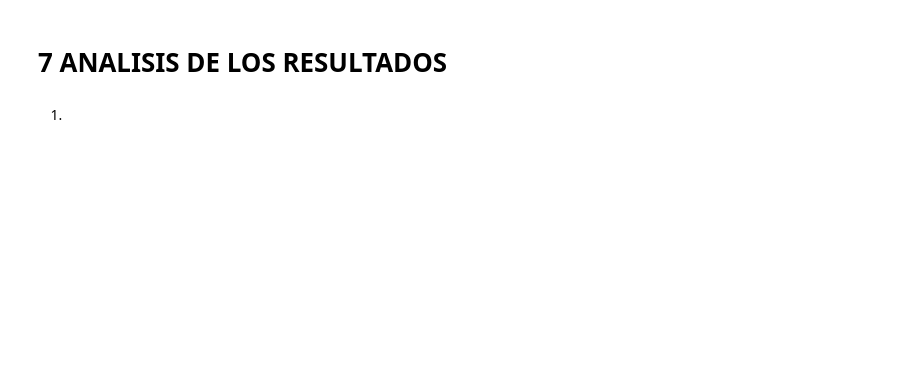
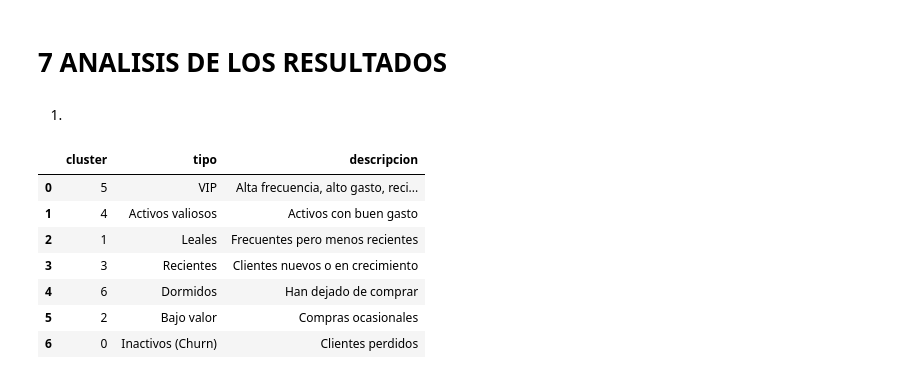
Before and after one commit to Rick2898/Clustering, a Jupyter notebook: clusteting.ipynb, the cells around one changed output. Drawn from its saved outputs; the diff is of its cells as text; code cells hidden in the pictures; blank space fills up the shorter version.

```diff
--- a/clusteting.ipynb
+++ b/clusteting.ipynb
@@ -797,3 +846,36 @@ Resumen con interpretación:
 # 7 ANALISIS DE LOS RESULTADOS
 # %% [markdown]
 1.
+# %%
+interpretacion = pd.DataFrame({
+    "cluster": [5,4,1,3,6,2,0],
+    "tipo": [
+        "VIP",
+        "Activos valiosos",
+        "Leales",
+        "Recientes",
+        "Dormidos",
+        "Bajo valor",
+        "Inactivos (Churn)"
+    ],
+    "descripcion": [
+        "Alta frecuencia, alto gasto, recientes",
+        "Activos con buen gasto",
+        "Frecuentes pero menos recientes",
+        "Clientes nuevos o en crecimiento",
+        "Han dejado de comprar",
+        "Compras ocasionales",
+        "Clientes perdidos"
+    ]
+})
+
+display(interpretacion)
+# %% [output]
+|  | cluster | tipo | descripcion |
+| 0 | 5 | VIP | Alta frecuencia, alto gasto, reci... |
+| 1 | 4 | Activos valiosos | Activos con buen gasto |
+| 2 | 1 | Leales | Frecuentes pero menos recientes |
+| 3 | 3 | Recientes | Clientes nuevos o en crecimiento |
+| 4 | 6 | Dormidos | Han dejado de comprar |
+| 5 | 2 | Bajo valor | Compras ocasionales |
+| 6 | 0 | Inactivos (Churn) | Clientes perdidos |
```
Also changed, not shown: parts of 21 cells of this notebook.
